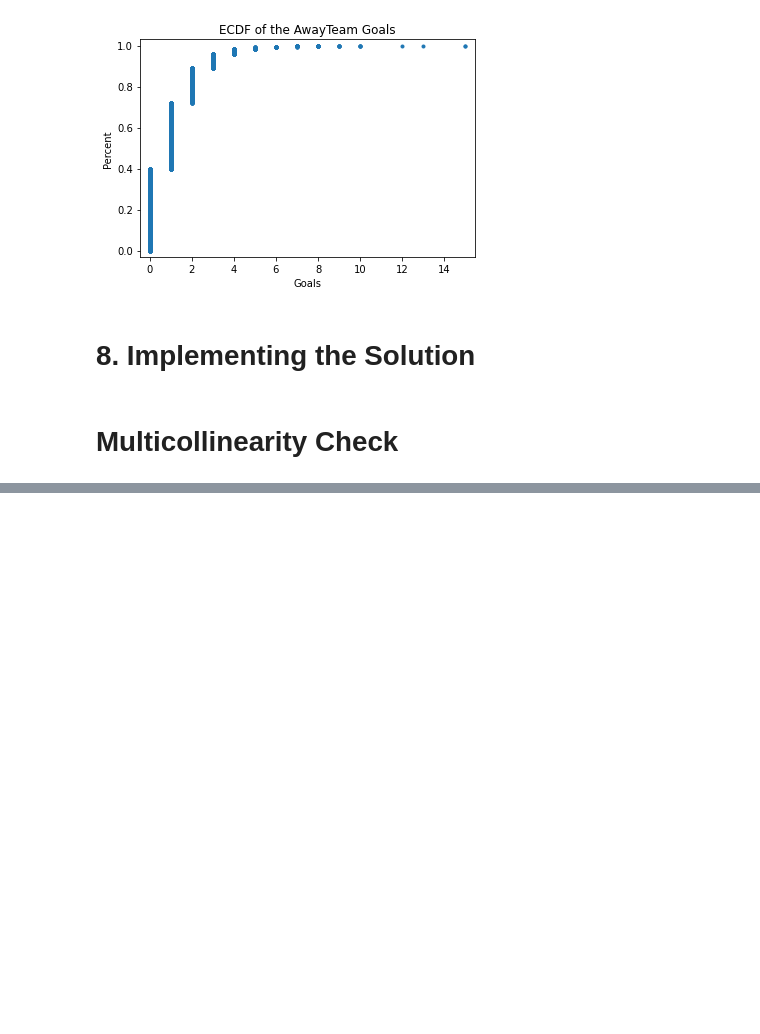
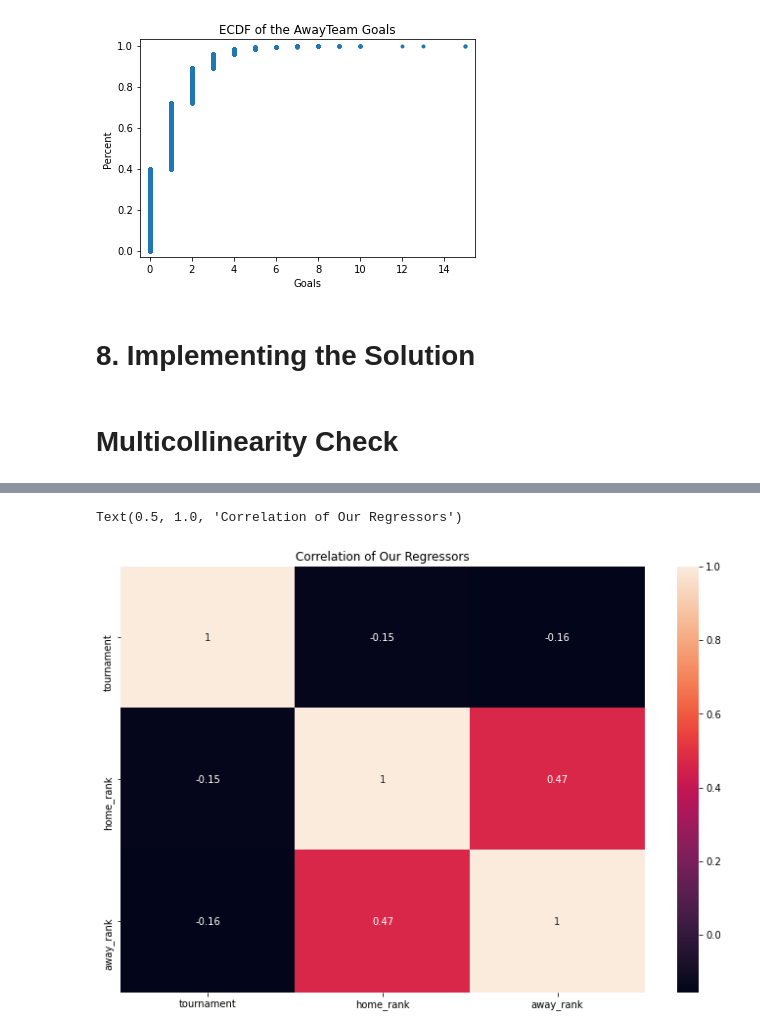
Before and after one commit to Obreintelly/Mchezo_Pesa_Football_Prediction_Analysis, a Jupyter notebook: Mchezo_Pesa_Football_Results_Prediction.ipynb, the cells around one changed output, grey strips where cells are left out. Drawn from its saved outputs; the diff is of its cells as text; code cells hidden in the pictures; blank space fills up the shorter version.

```diff
--- a/Mchezo_Pesa_Football_Results_Prediction.ipynb
+++ b/Mchezo_Pesa_Football_Results_Prediction.ipynb
@@ -816,0 +902,13 @@ plt.margins(0.03)
+# %%
+#Creating an instance of labelencoder
+
+labelencoder = LabelEncoder()
+
+#Creating the Numerical Values
+
+df['home_team']= labelencoder.fit_transform(df.home_team)
+
+df['away_team'] = labelencoder.fit_transform(df.away_team)
+
+df['tournament'] = labelencoder.fit_transform(df.tournament)
+df['neutral'] = labelencoder.fit_transform(df.neutral)
@@ -816,0 +941,13 @@ plt.margins(0.03)
+# %%
+#From the question our regressors are tournament, home and away rank
+
+#We therefore select them amd store them in the regressor variable
+
+regressors = df[['tournament','home_rank', 'away_rank']]
+
+fig, ax = plt.subplots(figsize=(12,8))
+sns.heatmap(regressors.corr(), annot=True)
+plt.title('Correlation of Our Regressors')
+# %% [output]
+Text(0.5, 1.0, 'Correlation of Our Regressors')
+[figure, added]
```
Also changed, not shown: parts of 20 cells of this notebook.
